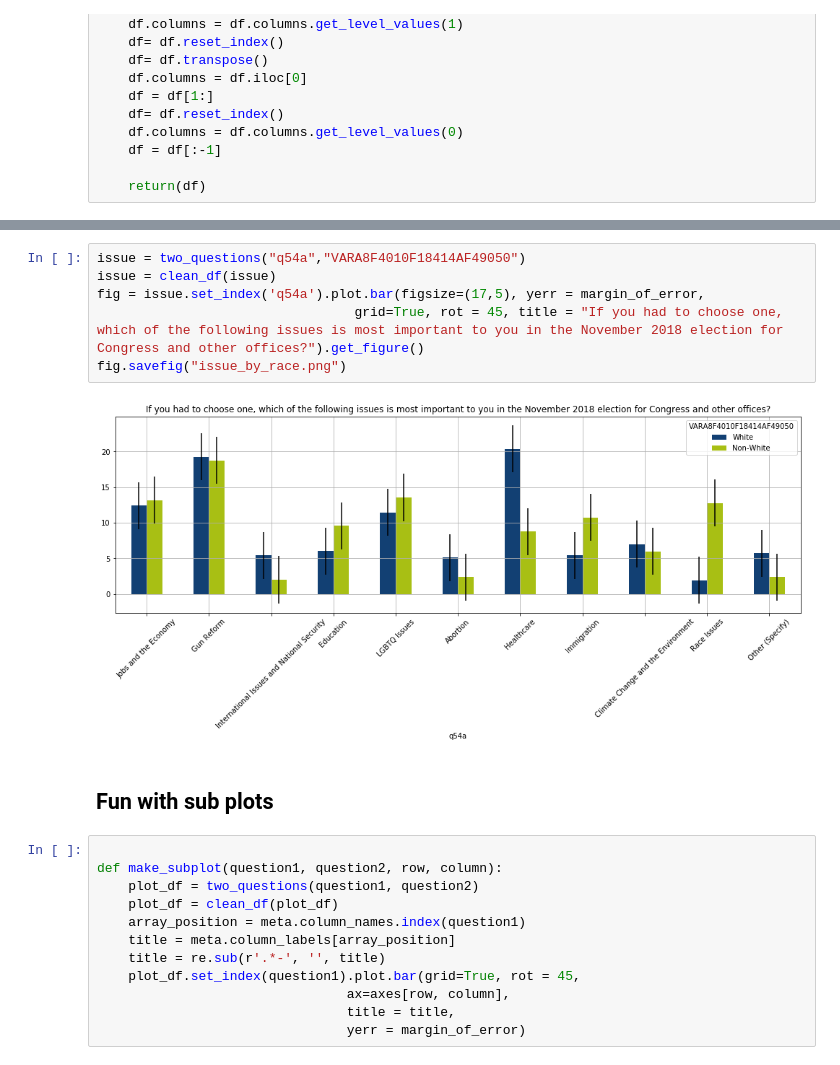
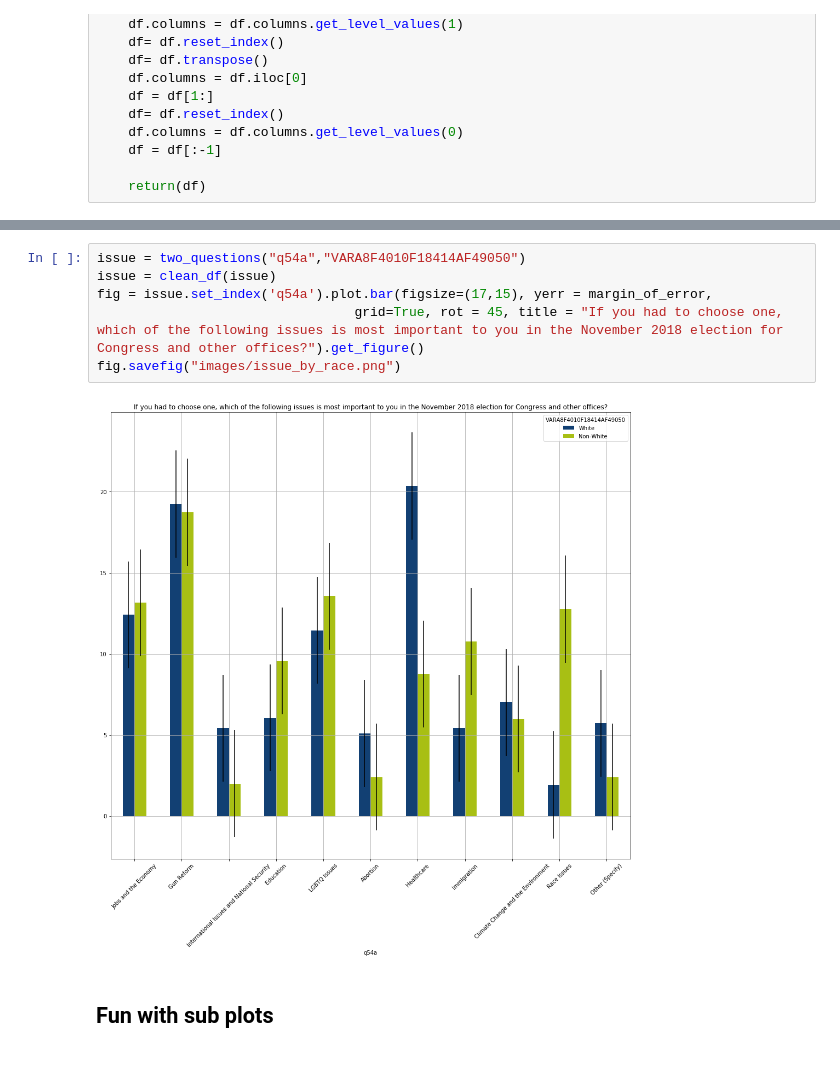
Before and after one commit to thebbennett/buzzfeed-wins-lgbt, a Jupyter notebook: Buzzfeed-Wins LGBT Exploratory Data Analysis.ipynb, the cells around one changed output, grey strips where cells are left out. Saved outputs shown, nothing was run; the diff lists cells and outputs as text.

```diff
--- a/Buzzfeed-Wins LGBT Exploratory Data Analysis.ipynb
+++ b/Buzzfeed-Wins LGBT Exploratory Data Analysis.ipynb
@@ -293,22 +293,10 @@ fig.savefig("pride_flag.png")
 # %%
 issue = two_questions("q54a","VARA8F4010F18414AF49050")
 issue = clean_df(issue)
-fig = issue.set_index('q54a').plot.bar(figsize=(17,5), yerr = margin_of_error,
+fig = issue.set_index('q54a').plot.bar(figsize=(17,15), yerr = margin_of_error,
                                  grid=True, rot = 45, title = "If you had to choose one, which of the following issues is most important to you in the November 2018 election for Congress and other offices?").get_figure()
-fig.savefig("issue_by_race.png")
+fig.savefig("images/issue_by_race.png")
 # %% [output]
-[figure, old version]
+[figure, new version]
 # %% [markdown]
 ## Fun with sub plots
-# %%
-
-def make_subplot(question1, question2, row, column):
-    plot_df = two_questions(question1, question2)
-    plot_df = clean_df(plot_df)
-    array_position = meta.column_names.index(question1)
-    title = meta.column_labels[array_position]
-    title = re.sub(r'.*-', '', title)
-    plot_df.set_index(question1).plot.bar(grid=True, rot = 45,
-                                ax=axes[row, column],
-                                title = title,
-                                yerr = margin_of_error)
```
Also changed, not shown: parts of 30 cells of this notebook, 36 other files.
